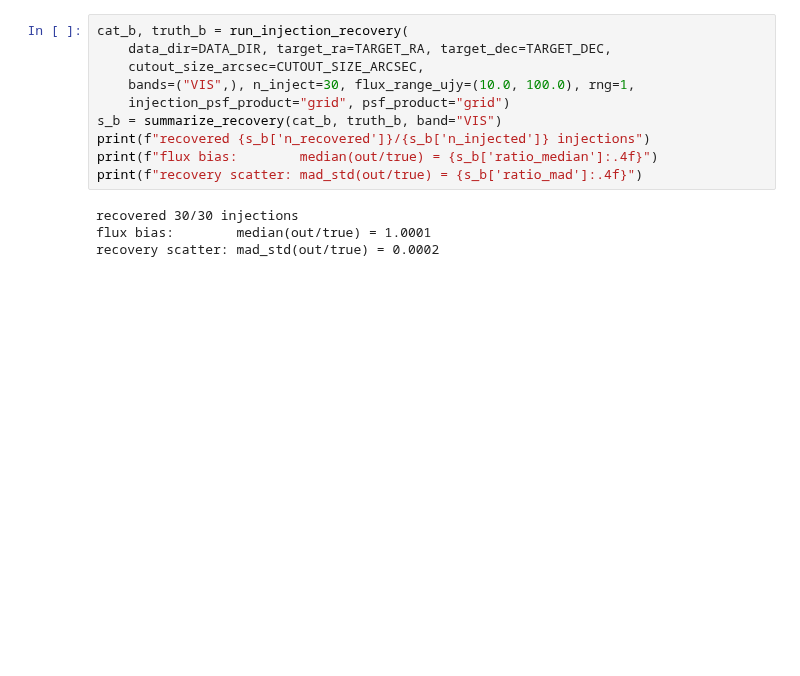
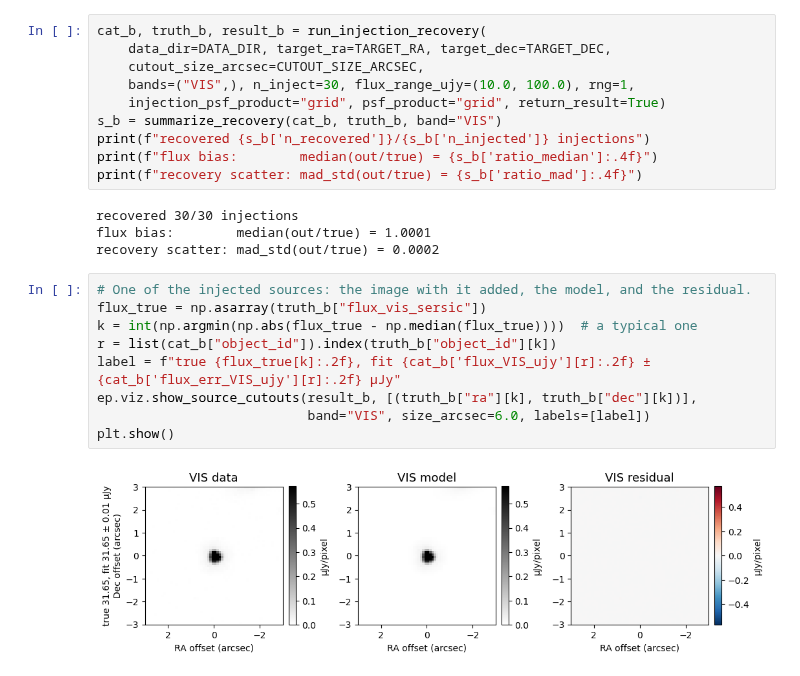
Before and after one commit to Caltech-IPAC/euclid-forced-photometry, a Jupyter notebook: notebooks/supporting_notebooks/injection_recovery.ipynb, the cells around one changed output. Cells and saved outputs as stored; diff of their text form; blank space fills up the shorter version.

```diff
--- a/notebooks/supporting_notebooks/injection_recovery.ipynb
+++ b/notebooks/supporting_notebooks/injection_recovery.ipynb
@@ -38,11 +27,11 @@ DATA_DIR = Path(os.environ["EUCLID_PHOT_DATA_DIR"])
 
 Thirty VIS point sources at 10 to 100 microJansky.
 # %%
-cat_b, truth_b = run_injection_recovery(
+cat_b, truth_b, result_b = run_injection_recovery(
     data_dir=DATA_DIR, target_ra=TARGET_RA, target_dec=TARGET_DEC,
     cutout_size_arcsec=CUTOUT_SIZE_ARCSEC,
     bands=("VIS",), n_inject=30, flux_range_ujy=(10.0, 100.0), rng=1,
-    injection_psf_product="grid", psf_product="grid")
+    injection_psf_product="grid", psf_product="grid", return_result=True)
 s_b = summarize_recovery(cat_b, truth_b, band="VIS")
 print(f"recovered {s_b['n_recovered']}/{s_b['n_injected']} injections")
 print(f"flux bias:        median(out/true) = {s_b['ratio_median']:.4f}")
@@ -51,3 +40,14 @@ print(f"recovery scatter: mad_std(out/true) = {s_b['ratio_mad']:.4f}")
 recovered 30/30 injections
 flux bias:        median(out/true) = 1.0001
 recovery scatter: mad_std(out/true) = 0.0002
+# %%
+# One of the injected sources: the image with it added, the model, and the residual.
+flux_true = np.asarray(truth_b["flux_vis_sersic"])
+k = int(np.argmin(np.abs(flux_true - np.median(flux_true))))  # a typical one
+r = list(cat_b["object_id"]).index(truth_b["object_id"][k])
+label = f"true {flux_true[k]:.2f}, fit {cat_b['flux_VIS_ujy'][r]:.2f} ± {cat_b['flux_err_VIS_ujy'][r]:.2f} µJy"
+ep.viz.show_source_cutouts(result_b, [(truth_b["ra"][k], truth_b["dec"][k])],
+                           band="VIS", size_arcsec=6.0, labels=[label])
+plt.show()
+# %% [output]
+[figure, added]
```
Also changed, not shown: parts of 6 cells of this notebook, 7 other files.
